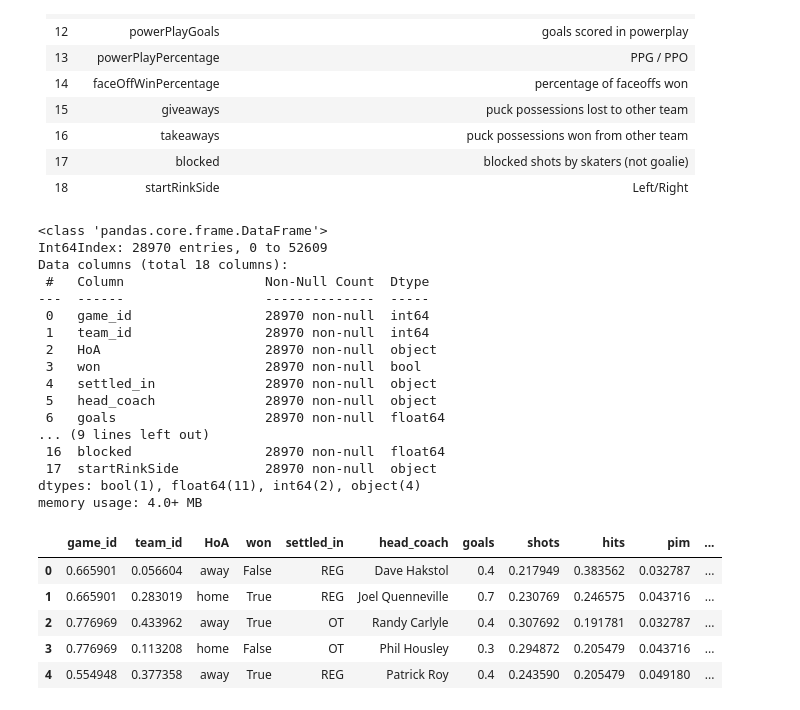
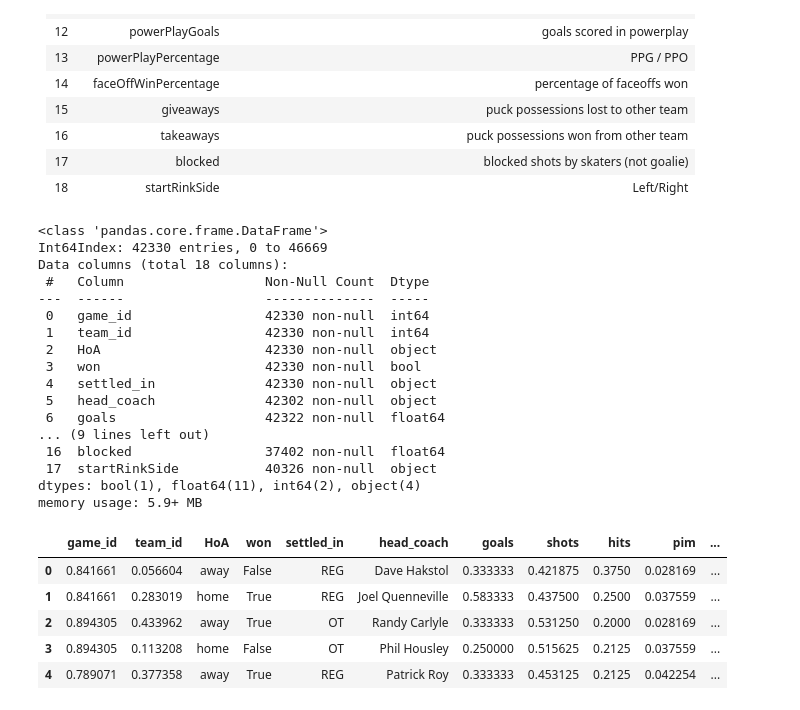
Before and after one commit to mackleros/NHL-Games-Datamining, a Jupyter notebook: mining.ipynb, the cells around one changed output. Cells and saved outputs as stored; diff of their text form; code cells hidden in the pictures.

```diff
--- a/mining.ipynb
+++ b/mining.ipynb
@@ -65,48 +66,49 @@ memory usage: 6.5+ MB
 | 17  |  blocked | blocked shots by skaters (not goalie)  |
 | 18  | startRinkSide  |  Left/Right |
 # %%
-data = data.dropna()    #dropping rows with NA-values reduced entries from 52610 to 29554
+#data = data.dropna()    #dropping rows with NA-values reduced entries from 52610 to 29554
 
 #create a column for pp%
 data['powerPlayPercentage'] = (data['powerPlayGoals'] / data['powerPlayOpportunities'])
 
 #reorder columns
 column_order = ['game_id', 'team_id', 'HoA', 'won', 'settled_in', 'head_coach', 'goals', 'shots', 'hits', 'pim', 'powerPlayOpportunities', 'powerPlayGoals', 'powerPlayPercentage', 'faceOffWinPercentage', 'giveaways', 'takeaways', 'blocked', 'startRinkSide']
 data = data[column_order]
+data = data.groupby('game_id').filter(lambda x: len(x) == 2)
 data.info()
 
 
 
 #make an aleternative df where numerical values are normalized to [0, 1]
 scaler = MinMaxScaler()
 num_cols = data.select_dtypes(include=['float64', 'int64']).columns
 data_norm = data.copy()
 data_norm[num_cols] = scaler.fit_transform(data[num_cols])
 data_norm.head()
 # %% [output]
 <class 'pandas.core.frame.DataFrame'>
-Int64Index: 28970 entries, 0 to 52609
+Int64Index: 42330 entries, 0 to 46669
 Data columns (total 18 columns):
  #   Column                  Non-Null Count  Dtype
 ---  ------                  --------------  -----
- 0   game_id                 28970 non-null  int64
- 1   team_id                 28970 non-null  int64
- 2   HoA                     28970 non-null  object
- 3   won                     28970 non-null  bool
- 4   settled_in              28970 non-null  object
- 5   head_coach              28970 non-null  object
- 6   goals                   28970 non-null  float64
+ 0   game_id                 42330 non-null  int64
+ 1   team_id                 42330 non-null  int64
+ 2   HoA                     42330 non-null  object
+ 3   won                     42330 non-null  bool
+ 4   settled_in              42330 non-null  object
+ 5   head_coach              42302 non-null  object
+ 6   goals                   42322 non-null  float64
 ... (9 lines left out)
- 16  blocked                 28970 non-null  float64
- 17  startRinkSide           28970 non-null  object
+ 16  blocked                 37402 non-null  float64
+ 17  startRinkSide           40326 non-null  object
 dtypes: bool(1), float64(11), int64(2), object(4)
-memory usage: 4.0+ MB
+memory usage: 5.9+ MB
 |  | game_id | team_id | HoA | won | settled_in | head_coach | goals | shots | hits | pim | ... |
-| 0 | 0.665901 | 0.056604 | away | False | REG | Dave Hakstol | 0.4 | 0.217949 | 0.383562 | 0.032787 | ... |
-| 1 | 0.665901 | 0.283019 | home | True | REG | Joel Quenneville | 0.7 | 0.230769 | 0.246575 | 0.043716 | ... |
-| 2 | 0.776969 | 0.433962 | away | True | OT | Randy Carlyle | 0.4 | 0.307692 | 0.191781 | 0.032787 | ... |
-| 3 | 0.776969 | 0.113208 | home | False | OT | Phil Housley | 0.3 | 0.294872 | 0.205479 | 0.043716 | ... |
-| 4 | 0.554948 | 0.377358 | away | True | REG | Patrick Roy | 0.4 | 0.243590 | 0.205479 | 0.049180 | ... |
+| 0 | 0.841661 | 0.056604 | away | False | REG | Dave Hakstol | 0.333333 | 0.421875 | 0.3750 | 0.028169 | ... |
+| 1 | 0.841661 | 0.283019 | home | True | REG | Joel Quenneville | 0.583333 | 0.437500 | 0.2500 | 0.037559 | ... |
+| 2 | 0.894305 | 0.433962 | away | True | OT | Randy Carlyle | 0.333333 | 0.531250 | 0.2000 | 0.028169 | ... |
+| 3 | 0.894305 | 0.113208 | home | False | OT | Phil Housley | 0.250000 | 0.515625 | 0.2125 | 0.037559 | ... |
+| 4 | 0.789071 | 0.377358 | away | True | REG | Patrick Roy | 0.333333 | 0.453125 | 0.2125 | 0.042254 | ... |
 # %%
 # Split the DataFrame into two based on the "won" column
 df_won = data[data['won'] == True]
```
Also changed, not shown: parts of 6 cells of this notebook, 1 other file.
